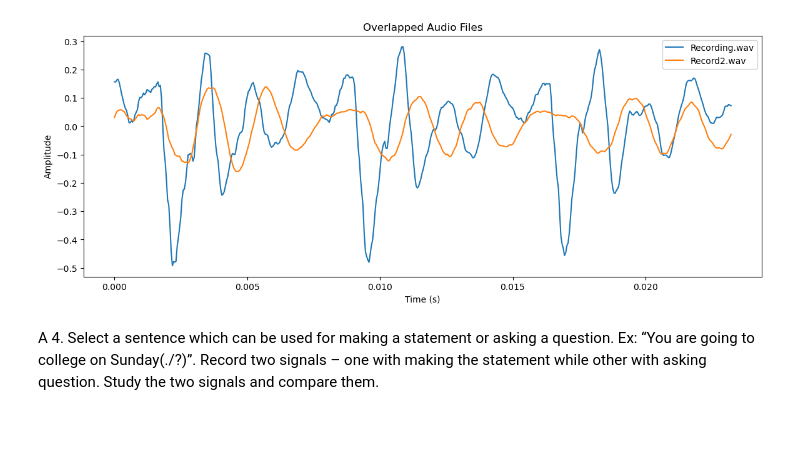
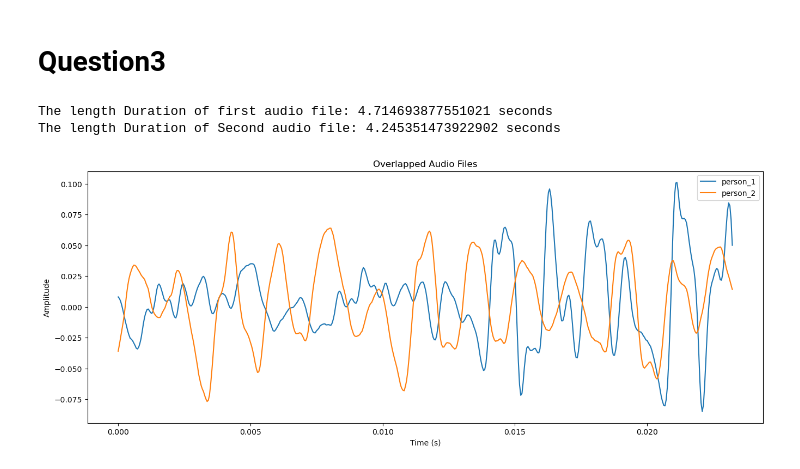
Before and after one commit to teja8988/AI-in-SpeechProcessing, a Jupyter notebook: AIE21095_LAB2.ipynb, the cells around one changed output. Cells and saved outputs as stored; diff of their text form; code cells hidden in the pictures; blank space fills up the shorter version.

```diff
--- a/AIE21095_LAB2.ipynb
+++ b/AIE21095_LAB2.ipynb
@@ -67,16 +0,0 @@ your spoken words with those of your project team-mate.
-# %%
-import librosa
-
-# Load the first audio file
-y1, sr1 = librosa.load('Recording.wav')
-
-# Calculate the length of the first audio file
-length1 = len(y1) / sr1
-print(f'Length of Recording.wav: {length1} seconds')
-
-# Load the second audio file
-y2, sr2 = librosa.load('Record2.wav')
-
-# Calculate the length of the second audio file
-length2 = len(y2) / sr2
-print(f'Length of Record2.wav: {length2} seconds')
@@ -86,28 +90,51 @@ Length of Record2.wav: 3.552018140589569 seconds
+# %% [markdown]
+# Question3
 # %%
+#Speak 5 of your favoritewords.
+#Observe the length of the speech signals. Compare the lengths of your spoken words with those of your projectteam-mate.
+
+import librosa
+import numpy as np
+import matplotlib.pyplot as plt
+
+person_1 = r"C:\Users\ADMIN\Downloads\sai1.mp3"
+person_2 = r"C:\Users\ADMIN\Downloads\tarun.mp3"
+
+
+# Load audio signals
+y1, sr1 = librosa.load(person_1)
+y2, sr2 = librosa.load(person_2)
+
+# Duration of audio files
+duration1 = librosa.get_duration(y=y1, sr=sr1)
+duration2 = librosa.get_duration(y=y2, sr=sr2)
+
+print("The length Duration of first audio file:", duration1, "seconds")
+print("The length Duration of Second audio file:", duration2, "seconds")
+
+# Remove silence function
 def remove_silence(y, sr, threshold=0.01):
-    yt = librosa.effects.trim(y, top_db=threshold)  # Trim the silence
+    yt = librosa.effects.trim(y, top_db=threshold)
     return yt[0]
 
-# Remove silence from the audio files
-y1_trimmed = remove_silence(y1, sr1)
-y2_trimmed = remove_silence(y2, sr2)
+# Trim silence from audio signals
+person_1_trimmed = remove_silence(y1, sr1)
+person_2_trimmed = remove_silence(y2, sr2)
 
 # Calculate the time axes for the trimmed audio files
-time1 = np.linspace(0, len(y1_trimmed) / sr1, len(y1_trimmed))
-time2 = np.linspace(0, len(y2_trimmed) / sr2, len(y2_trimmed))
+time1 = np.linspace(0, len(person_1_trimmed) / sr1, len(person_1_trimmed))
+time2 = np.linspace(0, len(person_2_trimmed) / sr2, len(person_2_trimmed))
 
 # Plot the trimmed audio files
 plt.figure(figsize=(16, 6))
-plt.plot(time1, y1_trimmed, label='Recording.wav')
-plt.plot(time2, y2_trimmed, label='Record2.wav')
+plt.plot(time1, person_1_trimmed, label='person_1')
+plt.plot(time2, person_2_trimmed, label='person_2')
 plt.legend()
 plt.xlabel('Time (s)')
 plt.ylabel('Amplitude')
 plt.title('Overlapped Audio Files')
 plt.show()
 # %% [output]
+The length Duration of first audio file: 4.714693877551021 seconds
+The length Duration of Second audio file: 4.245351473922902 seconds
-[figure, old version]
+[figure, new version]
-# %% [markdown]
-A 4. Select a sentence which can be used for making a statement or asking a question. Ex: “You are
-going to college on Sunday(./?)”. Record two signals – one with making the statement while other
-with asking question. Study the two signals and compare them.
```
Also changed, not shown: parts of 17 cells of this notebook.
